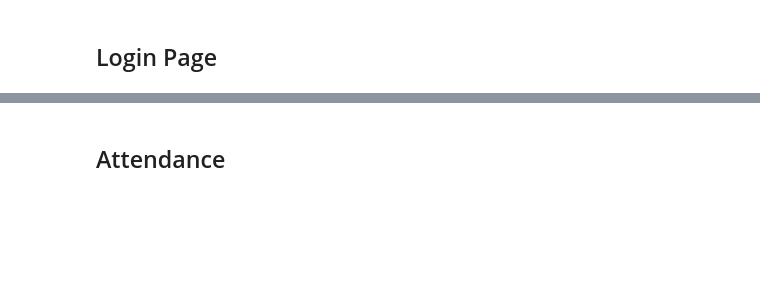
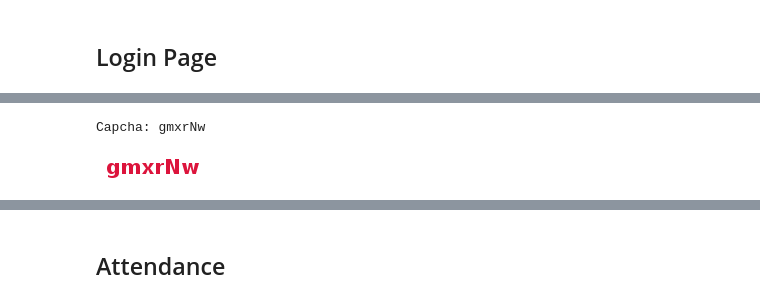
Before and after one commit to devasheeshG/AttendenceManagerBackend, a Jupyter notebook: experiments/automate_website.ipynb, the cells around one changed output, grey strips where cells are left out. Drawn from its saved outputs; the diff is of its cells as text; code cells hidden in the pictures; blank space fills up the shorter version.

```diff
--- a/experiments/automate_website.ipynb
+++ b/experiments/automate_website.ipynb
@@ -10,5 +20,5 @@ import pytesseract
 # %%
-session = requests.Session()
+client = httpx.AsyncClient()
 
 headers = {
     'User-Agent': 'Mozilla/5.0 (Windows NT 10.0; Win64; x64; rv:122.0) Gecko/20100101 Firefox/122.0',
@@ -27,13 +34,8 @@ response = session.get(
 # %%
-SRM_STUDENT_PORTAL_GET_CAPTCHA_URI = 'https://sp.srmist.edu.in/srmiststudentportal/captchas'
+# Get Captcha
+captcha_response = await client.get(SRM_STUDENT_PORTAL_GET_CAPTCHA_URI, headers=headers)
+captcha_text = pytesseract.image_to_string(PILImage.open(BytesIO(captcha_response.content))).strip()
 
-response = session.get(
-    SRM_STUDENT_PORTAL_GET_CAPTCHA_URI,
-    headers=headers,
-)
-
-capcha_bin = response.content
-capcha_text = pytesseract.image_to_string(PILImage.open(BytesIO(capcha_bin))).strip()
-
-# print(f'Capcha: {capcha_text}')
-# display(Image(data=capcha_bin))
+print(f'Capcha: {captcha_text}')
+display(Image(data=captcha_response.content))
+# %% [output]
@@ -39,0 +43,2 @@ capcha_text = pytesseract.image_to_string(PILImage.open(BytesIO(capcha_bin))).st
+Capcha: gmxrNw
+[figure, added]
```
Also changed, not shown: parts of 20 cells of this notebook, 1 other file.
